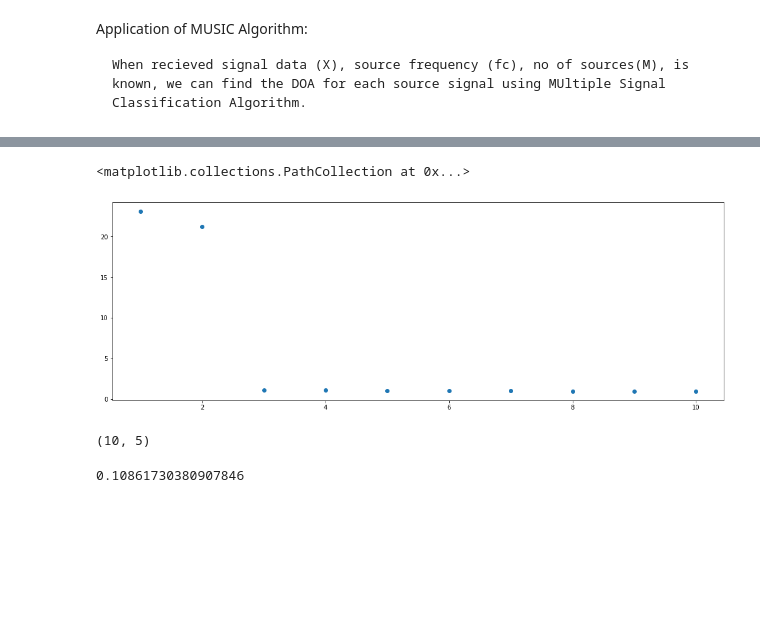
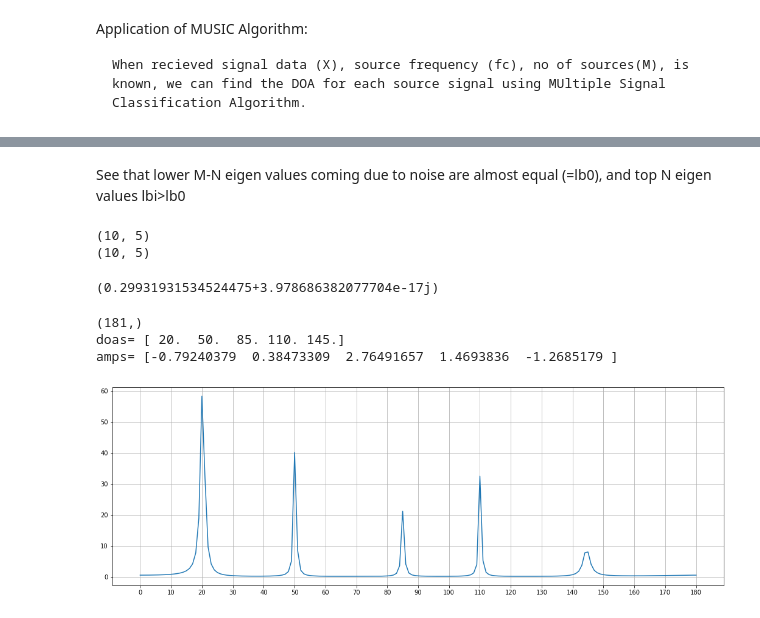
Before and after one commit to harshraj11584/MUSIC-DOA-Estimation, a Jupyter notebook: MUSIC.ipynb, the cells around one changed output, grey strips where cells are left out. Cells and saved outputs as stored; diff of their text form; code cells hidden in the pictures; blank space fills up the shorter version.

```diff
--- a/MUSIC.ipynb
+++ b/MUSIC.ipynb
@@ -53,12 +49,12 @@ Assume Reciever Antenas are spaced at d=150 m in a straight line
 #storing DOAs in radians
 doa = np.array([20,50,85,110,145])*pi/180
 
-c = 3*1e8
-d = 10
+c = 3e8
+d = 150
 
 #Steering Vector as a function of theta
 def a(theta):
-    a1 = np.exp(-1j*2*pi*fc*d*(np.sin(theta)/c) * np.arange(M) )
+    a1 = np.exp(-1j*2*pi*fc*d*(np.cos(theta)/c) * np.arange(M) )
     return a1.reshape((M,1))
 #print(a(2))
 
@@ -87,20 +88,32 @@ Application of MUSIC Algorithm:
     When recieved signal data (X), source frequency (fc), no of sources(M), is known, we can find the DOA for each source signal using MUltiple Signal Classification Algorithm.
 # %%
 #finding covariance matrix of X
-S = X.T@X/(p-1)
+S = X@X.conj().T/p
+
+print("emp cov = ",S.shape)
 
 #finding eigen values and eigen vectors
 eigvals, eigvecs = np.linalg.eig(S)
+eigvals = eigvals.real
 
 #finding norm of eigvals so that they can be sorted in decreasing order
 eignorms = np.abs(eigvals)
 
+print("eigvals=",eigvals)
+
 #sorting eig vals and eig vecs in decreasing order of eig vals
+
 idx = eignorms.argsort()[::-1]
 eignorms = eignorms[idx]
 eigvals = eigvals[idx]
 eigvecs = eigvecs[:,idx]
+
+# idx = eigvals.argsort()[::-1]
+# eignorms = eignorms[idx]
+# eigvals = eigvals[idx]
+# eigvecs = eigvecs[:,idx]
+
 # print("eigvals=",eigvals)
 # print("eigvecs=\n",eigvecs)
 
-# print(S@eigvecs[:,0]/eigvecs[:,0])
+print(np.abs(S@eigvecs[:,2]/eigvecs[:,2]))
@@ -107,22 +136,39 @@ eigvecs = eigvecs[:,idx]
+# %% [markdown]
+See that lower M-N eigen values coming due to noise are almost equal (=lb0), and top N eigen values lbi>lb0
+# %%
+#separating source and noise eigvectors
+Us, Un = eigvecs[:,:N], eigvecs[:,N:]
+print(Us.shape)
+print(Un.shape)
+# %% [output]
+(10, 5)
+(10, 5)
+# %%
+def P_MU(theta):
+#     print(a(theta).conj().T.shape)
+#     print(Us.shape)
+#     print(np.linalg.norm(a(theta).conj().T@Un))
+    return(1/(a(theta).conj().T@Un@Un.conj().T@a(theta)))[0,0]
+
+print(P_MU(2))
+# %% [output]
+(0.29931931534524475+3.978686382077704e-17j)
+# %%
+#searching for all possible theta
+theta_vals = np.arange(0,181,1)
+P_MU_vals = np.array([P_MU(val*pi/180.0) for val in theta_vals]).real
+print(P_MU_vals.shape)
+
+print("doas=",doa*180/pi)
+print("amps=",amp)
+# %% [output]
+(181,)
+doas= [ 20.  50.  85. 110. 145.]
+amps= [-0.79240379  0.38473309  2.76491657  1.4693836  -1.2685179 ]
 # %%
 fig, ax = plt.subplots(figsize=(18,6))
-ax.scatter(np.arange(1,len(eigvals)+1),eignorms)
+plt.plot(np.abs(theta_vals),P_MU_vals)
+plt.xticks(np.arange(0, 181, 10))
+plt.grid()
 # %% [output]
-<matplotlib.collections.PathCollection at 0x...>
-[figure, old version]
+[figure, new version]
-# %%
-#separating source and noise eigvectors
-Us, Un = eigvecs[:,:N], eigvecs[:,N:]
-print(Us.shape)
-# %% [output]
-(10, 5)
-# %%
-def P_MU(theta):
-#     print(a(theta).conj().T.shape)
-#     print(Us.shape)
-#     print(np.linalg.norm(a(theta).conj().T@Us))
-    return(1/np.linalg.norm(a(theta).conj().T@Us))**2
-
-print(P_MU(2))
-# %% [output]
-0.10861730380907846
```
Also changed, not shown: parts of 10 cells of this notebook, 1 other file.
